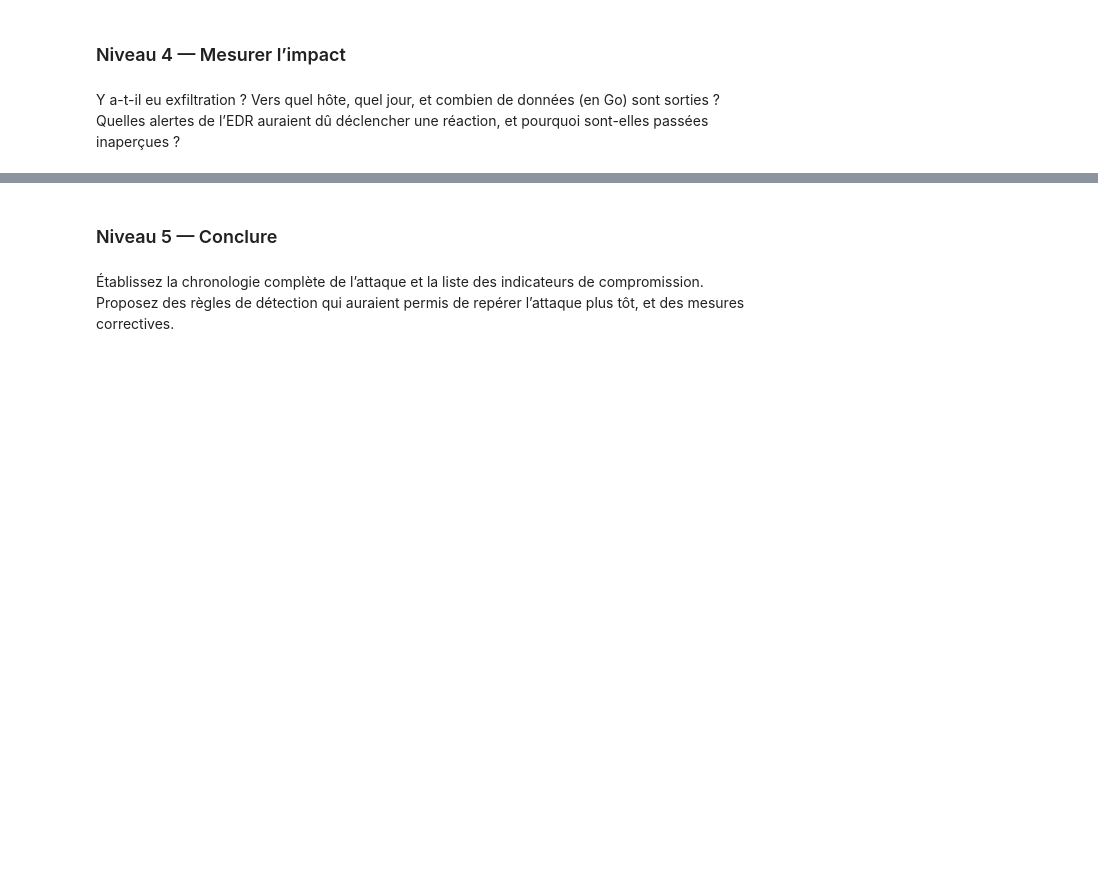
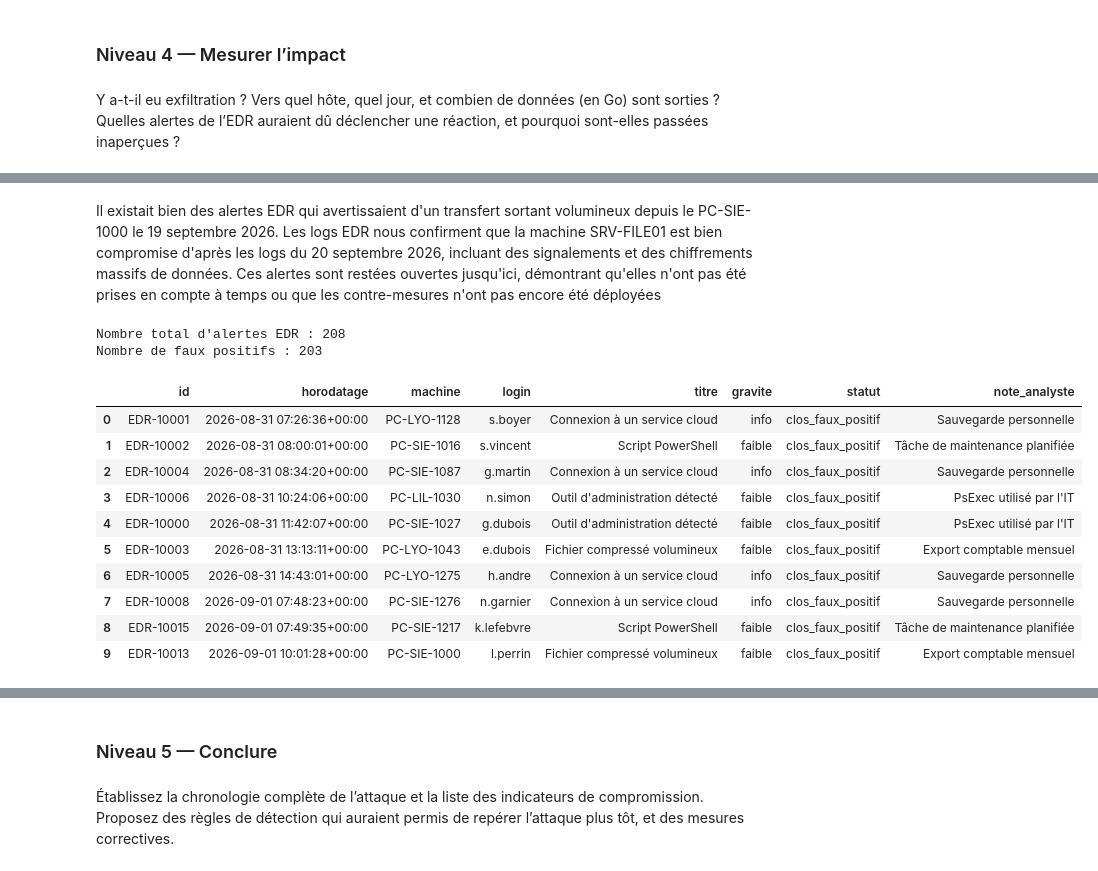
Before and after one commit to AaronRandrianarisona/projet_analyse_incident_securite, a Jupyter notebook: analyse_securite.ipynb, the cells around one changed output, grey strips where cells are left out. Drawn from its saved outputs; the diff is of its cells as text; code cells hidden in the pictures; blank space fills up the shorter version.

Commit message:
feat: Niveau 4 Mesurer l'impact (done)

```diff
--- a/analyse_securite.ipynb
+++ b/analyse_securite.ipynb
@@ -762,0 +880,22 @@ Quelles alertes de l’EDR auraient dû déclencher une réaction, et pourquoi s
+# %% [markdown]
+Il existait bien des alertes EDR qui avertissaient d'un transfert sortant volumineux depuis le PC-SIE-1000 le 19 septembre 2026. Les logs EDR nous confirment que la machine SRV-FILE01 est bien compromise d'après les logs du 20 septembre 2026, incluant des signalements et des chiffrements massifs de données. Ces alertes sont restées ouvertes jusqu'ici, démontrant qu'elles n'ont pas été prises en compte à temps ou que les contre-mesures n'ont pas encore été déployées
+# %%
+print(f"Nombre total d'alertes EDR : {data['edr']['horodatage'].count()}")
+masque_edr_fp = data['edr']['statut'] == 'clos_faux_positif'
+edr_fp = data['edr'][masque_edr_fp]
+print(f"Nombre de faux positifs : {edr_fp['horodatage'].count()}")
+edr_fp.head(10)
+# %% [output]
+Nombre total d'alertes EDR : 208
+Nombre de faux positifs : 203
+|  | id | horodatage | machine | login | titre | gravite | statut | note_analyste |
+| 0 | EDR-10001 | 2026-08-31 07:26:36+00:00 | PC-LYO-1128 | s.boyer | Connexion à un service cloud | info | clos_faux_positif | Sauvegarde personnelle |
+| 1 | EDR-10002 | 2026-08-31 08:00:01+00:00 | PC-SIE-1016 | s.vincent | Script PowerShell | faible | clos_faux_positif | Tâche de maintenance planifiée |
+| 2 | EDR-10004 | 2026-08-31 08:34:20+00:00 | PC-SIE-1087 | g.martin | Connexion à un service cloud | info | clos_faux_positif | Sauvegarde personnelle |
+| 3 | EDR-10006 | 2026-08-31 10:24:06+00:00 | PC-LIL-1030 | n.simon | Outil d'administration détecté | faible | clos_faux_positif | PsExec utilisé par l'IT |
+| 4 | EDR-10000 | 2026-08-31 11:42:07+00:00 | PC-SIE-1027 | g.dubois | Outil d'administration détecté | faible | clos_faux_positif | PsExec utilisé par l'IT |
+| 5 | EDR-10003 | 2026-08-31 13:13:11+00:00 | PC-LYO-1043 | e.dubois | Fichier compressé volumineux | faible | clos_faux_positif | Export comptable mensuel |
+| 6 | EDR-10005 | 2026-08-31 14:43:01+00:00 | PC-LYO-1275 | h.andre | Connexion à un service cloud | info | clos_faux_positif | Sauvegarde personnelle |
+| 7 | EDR-10008 | 2026-09-01 07:48:23+00:00 | PC-SIE-1276 | n.garnier | Connexion à un service cloud | info | clos_faux_positif | Sauvegarde personnelle |
+| 8 | EDR-10015 | 2026-09-01 07:49:35+00:00 | PC-SIE-1217 | k.lefebvre | Script PowerShell | faible | clos_faux_positif | Tâche de maintenance planifiée |
+| 9 | EDR-10013 | 2026-09-01 10:01:28+00:00 | PC-SIE-1000 | l.perrin | Fichier compressé volumineux | faible | clos_faux_positif | Export comptable mensuel |
```
Also changed, not shown: parts of 26 cells of this notebook.
